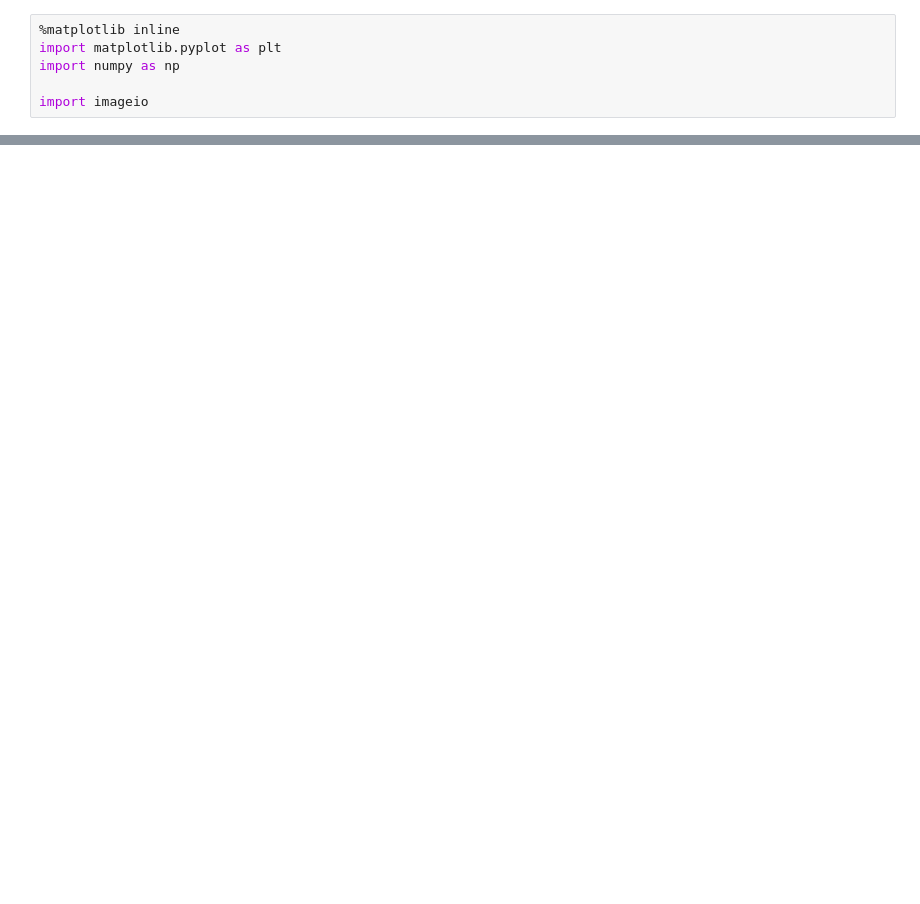
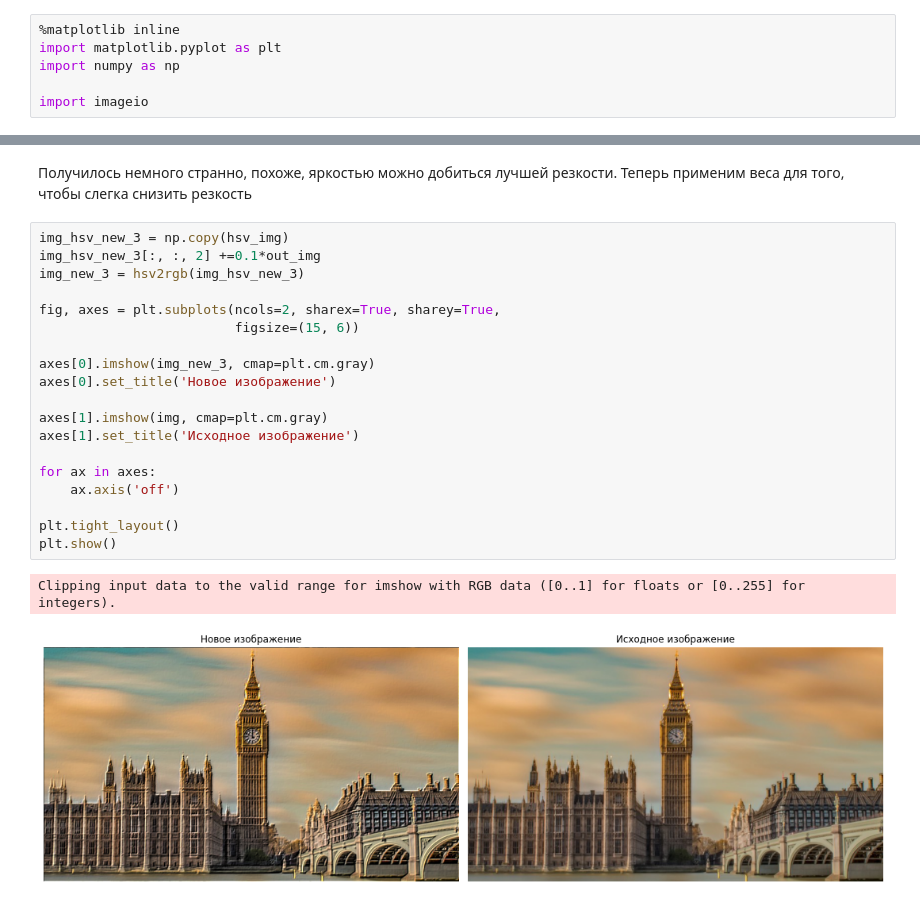
Before and after one commit to salexey1990/gb, a Jupyter notebook: cv/cv01.ipynb, the cells around one changed output, grey strips where cells are left out. Drawn from its saved outputs; the diff is of its cells as text; blank space fills up the shorter version.

```diff
--- a/cv/cv01.ipynb
+++ b/cv/cv01.ipynb
@@ -165,0 +202,24 @@ Clipping input data to the valid range for imshow with RGB data ([0..1] for floa
+# %% [markdown]
+Получилось немного странно, похоже, яркостью можно добиться лучшей резкости. Теперь применим веса для того, чтобы слегка снизить резкость
+# %%
+img_hsv_new_3 = np.copy(hsv_img)
+img_hsv_new_3[:, :, 2] +=0.1*out_img
+img_new_3 = hsv2rgb(img_hsv_new_3)
+
+fig, axes = plt.subplots(ncols=2, sharex=True, sharey=True,
+                         figsize=(15, 6))
+
+axes[0].imshow(img_new_3, cmap=plt.cm.gray)
+axes[0].set_title('Новое изображение')
+
+axes[1].imshow(img, cmap=plt.cm.gray)
+axes[1].set_title('Исходное изображение')
+
+for ax in axes:
+    ax.axis('off')
+
+plt.tight_layout()
+plt.show()
+# %% [output]
+Clipping input data to the valid range for imshow with RGB data ([0..1] for floats or [0..255] for integers).
+[figure, added]
```
Also changed, not shown: parts of 27 cells of this notebook.
